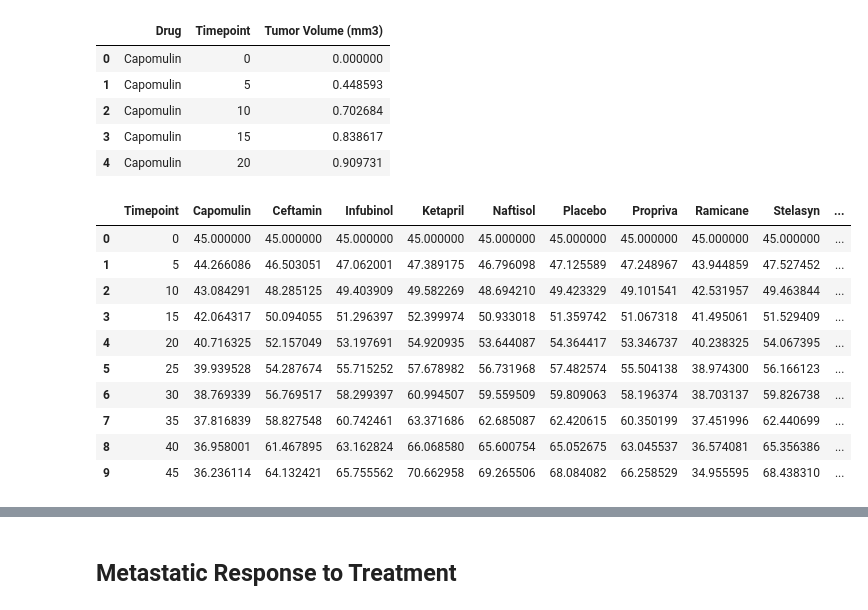
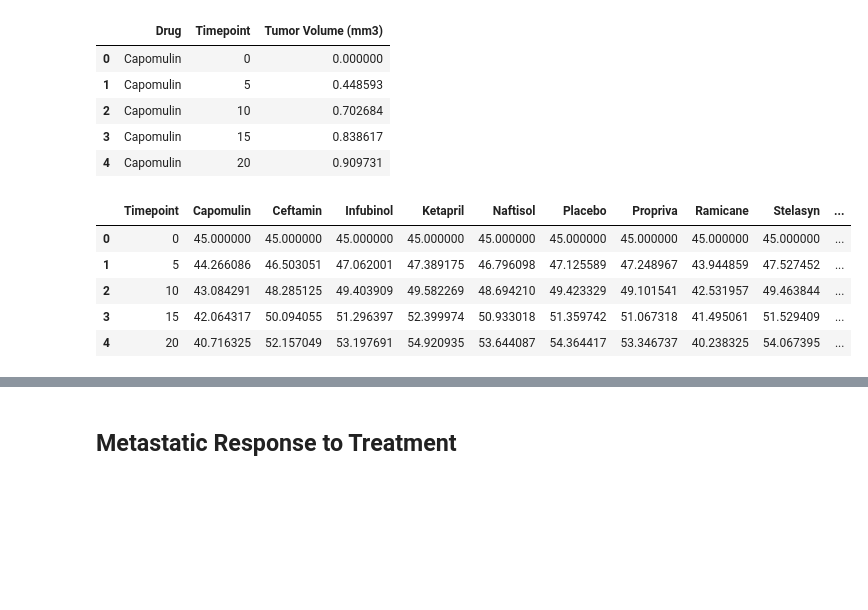
Before and after one commit to limbz-sami/matplotlib-challenge, a Jupyter notebook: Pymaceuticals/pymaceuticals_starter.ipynb, the cells around one changed output, grey strips where cells are left out. Drawn from its saved outputs; the diff is of its cells as text; code cells hidden in the pictures; blank space fills up the shorter version.

```diff
--- a/Pymaceuticals/pymaceuticals_starter.ipynb
+++ b/Pymaceuticals/pymaceuticals_starter.ipynb
@@ -36,9 +37,9 @@ datafile.head()
 # Store the Mean Tumor Volume Data Grouped by Drug and Timepoint
 Grouped =datafile.groupby(['Drug', 'Timepoint'])
 # Convert to DataFrame
-Drug_data = pd.DataFrame(Grouped['Tumor Volume (mm3)'].mean()).reset_index()
+Drug_TumorVol_data = pd.DataFrame(Grouped['Tumor Volume (mm3)'].mean()).reset_index()
 # Preview DataFrame
-Drug_data.head()
+Drug_TumorVol_data.head()
 # %% [output]
 |  | Drug | Timepoint | Tumor Volume (mm3) |
 | 0 | Capomulin | 0 | 45.000000 |
@@ -63,44 +63,37 @@ Sem_data.head()
 | 4 | Capomulin | 20 | 0.909731 |
 # %%
 # Minor Data Munging to Re-Format the Data Frames
+Cap = Drug_TumorVol_data.loc[Drug_TumorVol_data["Drug"]=='Capomulin', :]
+cefta = Drug_TumorVol_data.loc[Drug_TumorVol_data["Drug"] =="Ceftamin", :].reset_index()
+infu = Drug_TumorVol_data.loc[Drug_TumorVol_data["Drug"] =="Infubinol", :].reset_index()
+Keta = Drug_TumorVol_data.loc[Drug_TumorVol_data["Drug"] =="Ketapril", :].reset_index()
+Naft = Drug_TumorVol_data.loc[Drug_TumorVol_data["Drug"] =="Naftisol", :].reset_index()
+placb = Drug_TumorVol_data.loc[Drug_TumorVol_data["Drug"] =="Placebo", :].reset_index()
+propri = Drug_TumorVol_data.loc[Drug_TumorVol_data["Drug"] =="Propriva", :].reset_index()
+Rami = Drug_TumorVol_data.loc[Drug_TumorVol_data["Drug"] =="Ramicane", :].reset_index()
+Stela = Drug_TumorVol_data.loc[Drug_TumorVol_data["Drug"] =="Stelasyn", :].reset_index()
+Zoni = Drug_TumorVol_data.loc[Drug_TumorVol_data["Drug"] =="Zoniferol", :].reset_index()
 
-# Preview that Reformatting worked
-Cam = Drug_data.loc[Drug_data["Drug"]=='Capomulin', :]
-cefta = Drug_data.loc[Drug_data["Drug"] =="Ceftamin", :].reset_index()
-infu = Drug_data.loc[Drug_data["Drug"] =="Infubinol", :].reset_index()
-Keta = Drug_data.loc[Drug_data["Drug"] =="Ketapril", :].reset_index()
-Naft = Drug_data.loc[Drug_data["Drug"] =="Naftisol", :].reset_index()
-placb = Drug_data.loc[Drug_data["Drug"] =="Placebo", :].reset_index()
-propri = Drug_data.loc[Drug_data["Drug"] =="Propriva", :].reset_index()
-Rami = Drug_data.loc[Drug_data["Drug"] =="Ramicane", :].reset_index()
-Stela = Drug_data.loc[Drug_data["Drug"] =="Stelasyn", :].reset_index()
-Zoni = Drug_data.loc[Drug_data["Drug"] =="Zoniferol", :].reset_index()
-
-Drug_time_data = pd.DataFrame({
-        "Timepoint": Cam['Timepoint'],
-        "Capomulin": Cam['Tumor Volume (mm3)'],
+Drug_time_TumorVol = pd.DataFrame({
+        "Timepoint": Cap['Timepoint'],
+        "Capomulin": Cap['Tumor Volume (mm3)'],
         "Ceftamin": cefta['Tumor Volume (mm3)'],
         "Infubinol": infu['Tumor Volume (mm3)'],
         "Ketapril": Keta['Tumor Volume (mm3)'],
         "Naftisol": Naft['Tumor Volume (mm3)'],
         "Placebo": placb['Tumor Volume (mm3)'],
         "Propriva": propri['Tumor Volume (mm3)'],
         "Ramicane": Rami['Tumor Volume (mm3)'],
         "Stelasyn": Stela['Tumor Volume (mm3)'],
         "Zoniferol": Zoni['Tumor Volume (mm3)'],
 })
-Drug_time_data
+Drug_time_TumorVol.head()
 # %% [output]
 |  | Timepoint | Capomulin | Ceftamin | Infubinol | Ketapril | Naftisol | Placebo | Propriva | Ramicane | Stelasyn | ... |
 | 0 | 0 | 45.000000 | 45.000000 | 45.000000 | 45.000000 | 45.000000 | 45.000000 | 45.000000 | 45.000000 | 45.000000 | ... |
 | 1 | 5 | 44.266086 | 46.503051 | 47.062001 | 47.389175 | 46.796098 | 47.125589 | 47.248967 | 43.944859 | 47.527452 | ... |
 | 2 | 10 | 43.084291 | 48.285125 | 49.403909 | 49.582269 | 48.694210 | 49.423329 | 49.101541 | 42.531957 | 49.463844 | ... |
 | 3 | 15 | 42.064317 | 50.094055 | 51.296397 | 52.399974 | 50.933018 | 51.359742 | 51.067318 | 41.495061 | 51.529409 | ... |
 | 4 | 20 | 40.716325 | 52.157049 | 53.197691 | 54.920935 | 53.644087 | 54.364417 | 53.346737 | 40.238325 | 54.067395 | ... |
-| 5 | 25 | 39.939528 | 54.287674 | 55.715252 | 57.678982 | 56.731968 | 57.482574 | 55.504138 | 38.974300 | 56.166123 | ... |
-| 6 | 30 | 38.769339 | 56.769517 | 58.299397 | 60.994507 | 59.559509 | 59.809063 | 58.196374 | 38.703137 | 59.826738 | ... |
-| 7 | 35 | 37.816839 | 58.827548 | 60.742461 | 63.371686 | 62.685087 | 62.420615 | 60.350199 | 37.451996 | 62.440699 | ... |
-| 8 | 40 | 36.958001 | 61.467895 | 63.162824 | 66.068580 | 65.600754 | 65.052675 | 63.045537 | 36.574081 | 65.356386 | ... |
-| 9 | 45 | 36.236114 | 64.132421 | 65.755562 | 70.662958 | 69.265506 | 68.084082 | 66.258529 | 34.955595 | 68.438310 | ... |
 # %%
 # Generate the Plot (with Error Bars)
```
Also changed, not shown: parts of 8 cells of this notebook, 3 other files.
